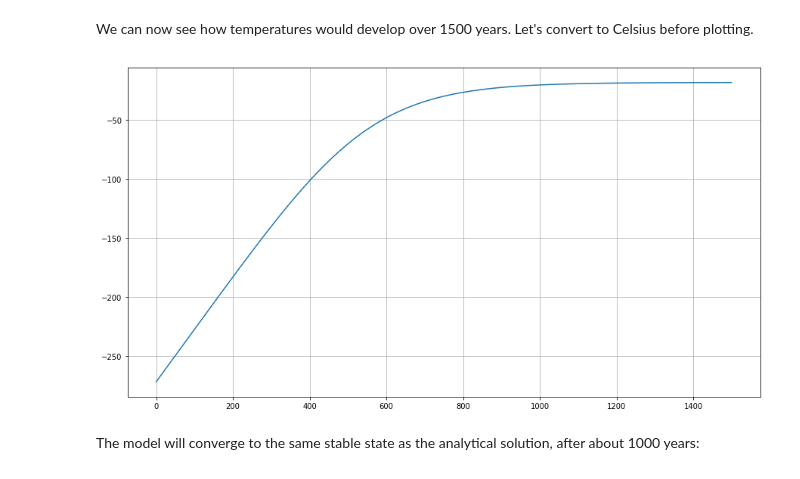
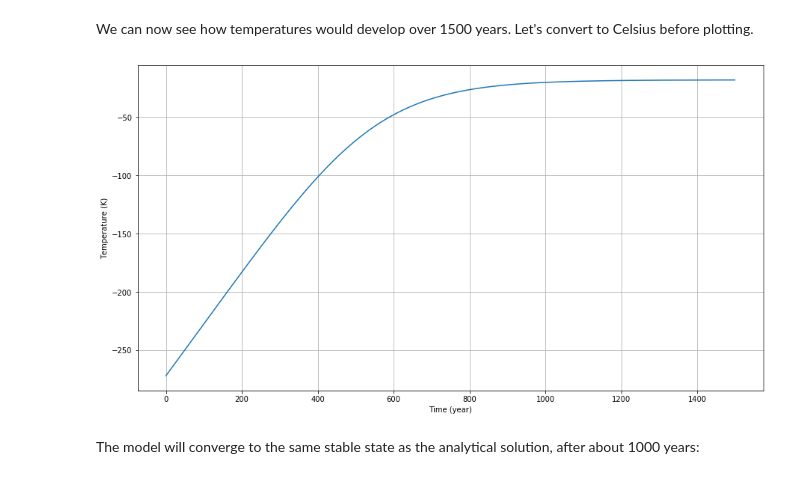
Before and after one commit to mdumke/climate-modeling, a Jupyter notebook: 02-dynamic-energy-budget.ipynb, the cells around one changed output. Saved outputs shown, nothing was run; the diff lists cells and outputs as text; code cells hidden in the pictures.

```diff
--- a/02-dynamic-energy-budget.ipynb
+++ b/02-dynamic-energy-budget.ipynb
@@ -15,6 +18,10 @@ In order to introdce the time factor, we compute net energy flux over some times
 SOLAR_CONSTANT = 1350 #[W/m^2]
 EPSILON = 1
 SIGMA = 5.67 * 10**-8 #[W/m^2/K^4]
+
+# Seconds equivalents
+DAY = 60 * 60 * 24
+YEAR = DAY * 365
 # %% [markdown]
 First, however, we need to make some assumptions about geography. For simplicity, we assume a planet that is fully covered with water of a certain depth:
 # %%
@@ -58,34 +65,42 @@ def net_heat_flux(duration, heat_content, ocean_depth, albedo, dist):
 This formula requires a duration to be set: with a longer duration, more energy can flow. This also implies that **the model will be more accurate when smaller timesteps are chosen.**
 
 Let's run a simulation over some 1-year long timesteps, starting from an initial temperature of $0K$. We also reuse some assumptions from the previous model:
-# %%
-# model assumptions
-albedo = 0.3
-dist = 1 #[AU]
-temperature_init = 0
-
-# simulation parameters
-timestep = 60 * 60 * 24 * 365 # 1year
-epochs = 1500
 # %%
-# collect temperature development over time
-temperatures = []
+def run_simulation():
+    """Return temperatures for each epoch of the simulation"""
+    # model assumptions
+    albedo = 0.3
+    dist = 1 #[AU]
+    temperature_init = 0
 
-# initial heat content
-heat_content = heat_capacity(ocean_depth) * temperature_init
+    # simulation parameters
+    timestep = YEAR
+    epochs = 1500
 
-for _ in range(epochs):
-    heat_content += net_heat_flux(timestep, heat_content, ocean_depth, albedo, dist)
-    temperatures.append(temperature(heat_content, ocean_depth))
+    # collect temperature development over time
+    temperatures = []
+
+    # initial heat content
+    heat_content = heat_capacity(ocean_depth) * temperature_init
+
+    for _ in range(epochs):
+        heat_content += net_heat_flux(timestep, heat_content, ocean_depth, albedo, dist)
+        temperatures.append(temperature(heat_content, ocean_depth))
+
+    return temperatures
+# %%
+temperatures = run_simulation()
 # %% [markdown]
 We can now see how temperatures would develop over 1500 years. Let's convert to Celsius before plotting.
 # %%
 fig, ax = plt.subplots(figsize=(15, 8))
 
 ax.grid()
+ax.set_ylabel('Temperature (K)')
+ax.set_xlabel('Time (year)')
 sns.lineplot(range(len(temperatures)), [t - 272.15 for t in temperatures]);
 # %% [output]
-[figure, old version]
+[figure, new version]
 # %% [markdown]
 The model will converge to the same stable state as the analytical solution, after about 1000 years:
 # %%
```
Also changed, not shown: parts of 18 cells of this notebook.
